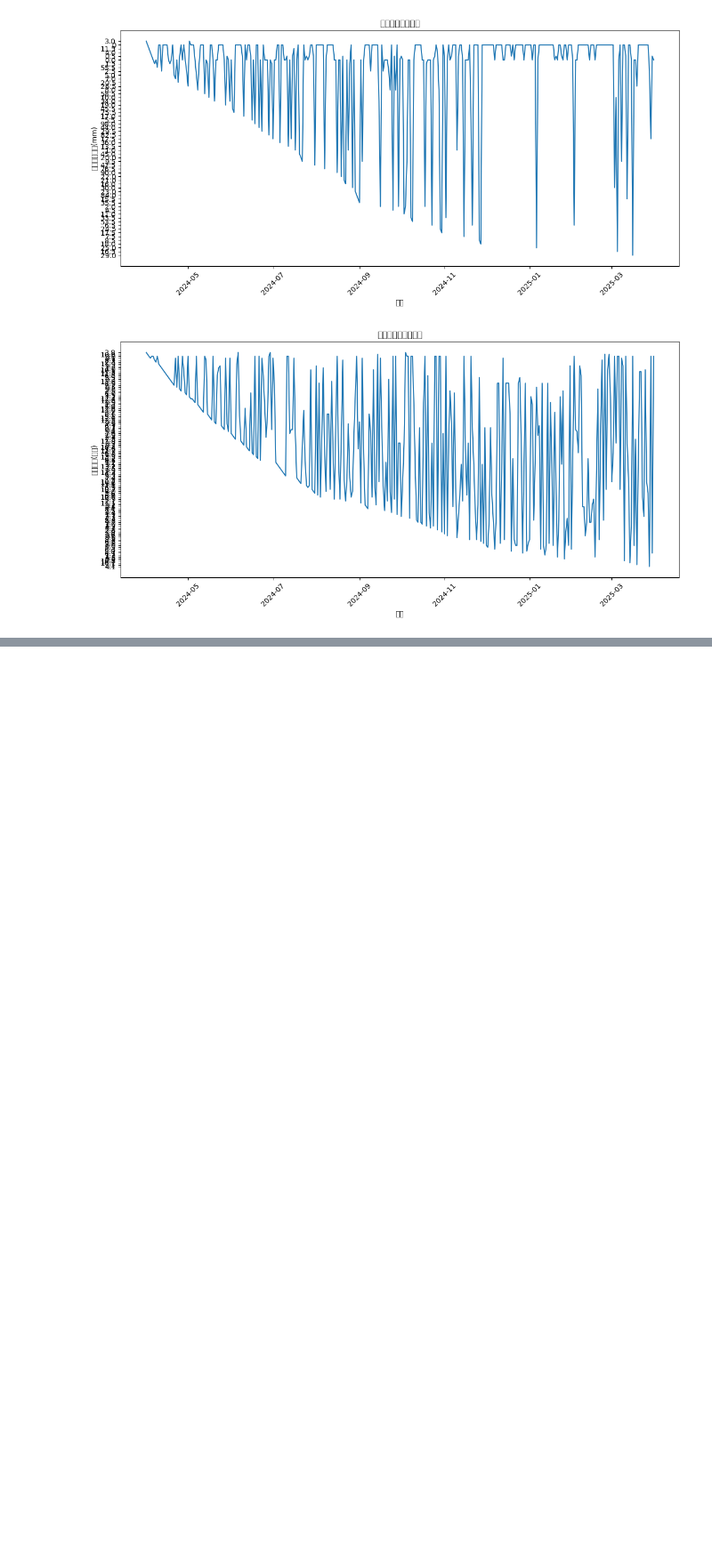
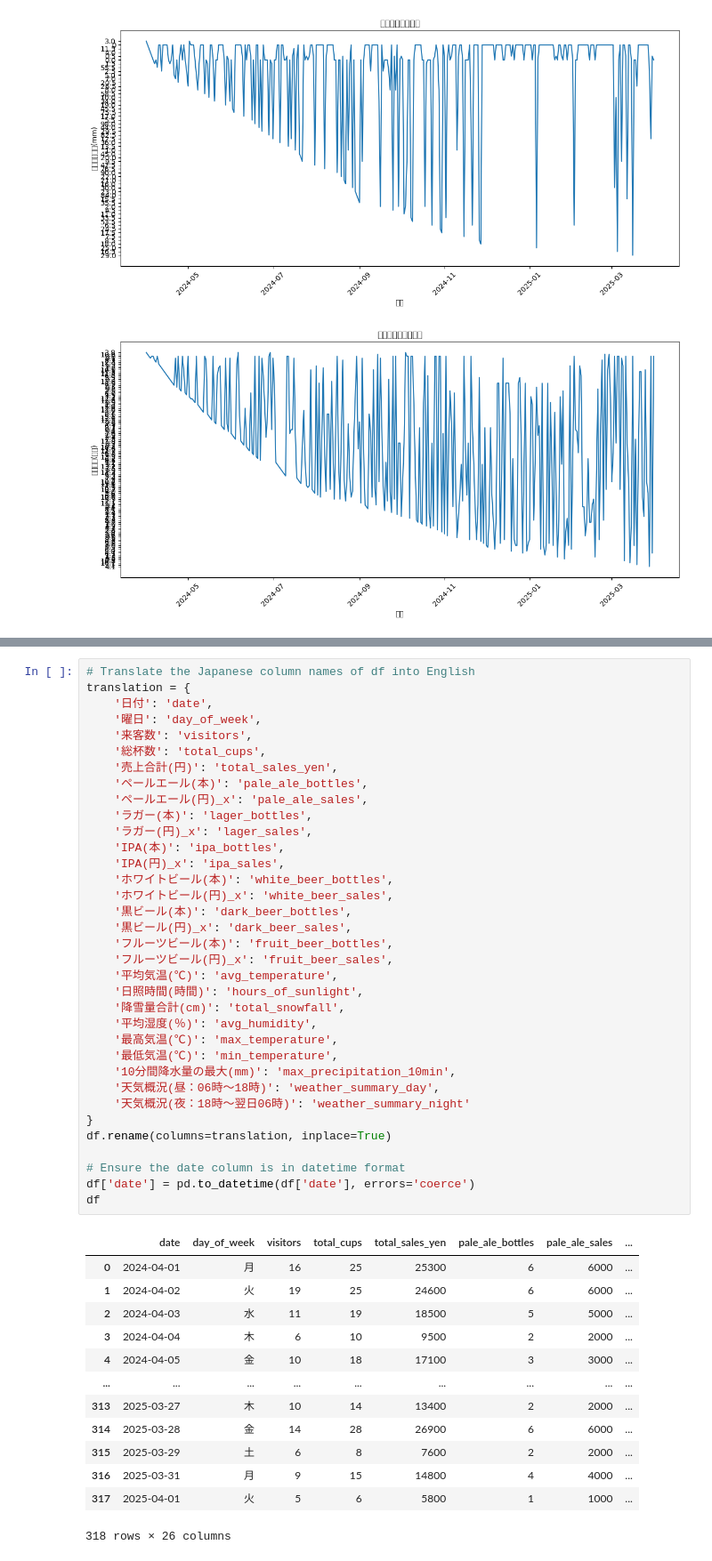
Before and after one commit to AICloud-TeamE/Python-AI, a Jupyter notebook: WeatherMapData.ipynb, the cells around one changed output, grey strips where cells are left out. Shown: that part at 89% size. Cells and saved outputs as stored; diff of their text form; blank space fills up the shorter version.

```diff
--- a/WeatherMapData.ipynb
+++ b/WeatherMapData.ipynb
@@ -112,0 +204,49 @@ if sun_cols:
+# %%
+# Translate the Japanese column names of df into English
+translation = {
+    '日付': 'date',
+    '曜日': 'day_of_week',
+    '来客数': 'visitors',
+    '総杯数': 'total_cups',
+    '売上合計(円)': 'total_sales_yen',
+    'ペールエール(本)': 'pale_ale_bottles',
+    'ペールエール(円)_x': 'pale_ale_sales',
+    'ラガー(本)': 'lager_bottles',
+    'ラガー(円)_x': 'lager_sales',
+    'IPA(本)': 'ipa_bottles',
+    'IPA(円)_x': 'ipa_sales',
+    'ホワイトビール(本)': 'white_beer_bottles',
+    'ホワイトビール(円)_x': 'white_beer_sales',
+    '黒ビール(本)': 'dark_beer_bottles',
+    '黒ビール(円)_x': 'dark_beer_sales',
+    'フルーツビール(本)': 'fruit_beer_bottles',
+    'フルーツビール(円)_x': 'fruit_beer_sales',
+    '平均気温(℃)': 'avg_temperature',
+    '日照時間(時間)': 'hours_of_sunlight',
+    '降雪量合計(cm)': 'total_snowfall',
+    '平均湿度(％)': 'avg_humidity',
+    '最高気温(℃)': 'max_temperature',
+    '最低気温(℃)': 'min_temperature',
+    '10分間降水量の最大(mm)': 'max_precipitation_10min',
+    '天気概況(昼：06時～18時)': 'weather_summary_day',
+    '天気概況(夜：18時～翌日06時)': 'weather_summary_night'
+}
+df.rename(columns=translation, inplace=True)
+
+# Ensure the date column is in datetime format
+df['date'] = pd.to_datetime(df['date'], errors='coerce')
+df
+# %% [output]
+|  | date | day_of_week | visitors | total_cups | total_sales_yen | pale_ale_bottles | pale_ale_sales | ... |
+| 0 | 2024-04-01 | 月 | 16 | 25 | 25300 | 6 | 6000 | ... |
+| 1 | 2024-04-02 | 火 | 19 | 25 | 24600 | 6 | 6000 | ... |
+| 2 | 2024-04-03 | 水 | 11 | 19 | 18500 | 5 | 5000 | ... |
+| 3 | 2024-04-04 | 木 | 6 | 10 | 9500 | 2 | 2000 | ... |
+| 4 | 2024-04-05 | 金 | 10 | 18 | 17100 | 3 | 3000 | ... |
+| ... | ... | ... | ... | ... | ... | ... | ... | ... |
+| 313 | 2025-03-27 | 木 | 10 | 14 | 13400 | 2 | 2000 | ... |
+| 314 | 2025-03-28 | 金 | 14 | 28 | 26900 | 6 | 6000 | ... |
+| 315 | 2025-03-29 | 土 | 6 | 8 | 7600 | 2 | 2000 | ... |
+| 316 | 2025-03-31 | 月 | 9 | 15 | 14800 | 4 | 4000 | ... |
+| 317 | 2025-04-01 | 火 | 5 | 6 | 5800 | 1 | 1000 | ... |
+318 rows × 26 columns
```
Also changed, not shown: parts of 5 cells of this notebook, 17 other files.
